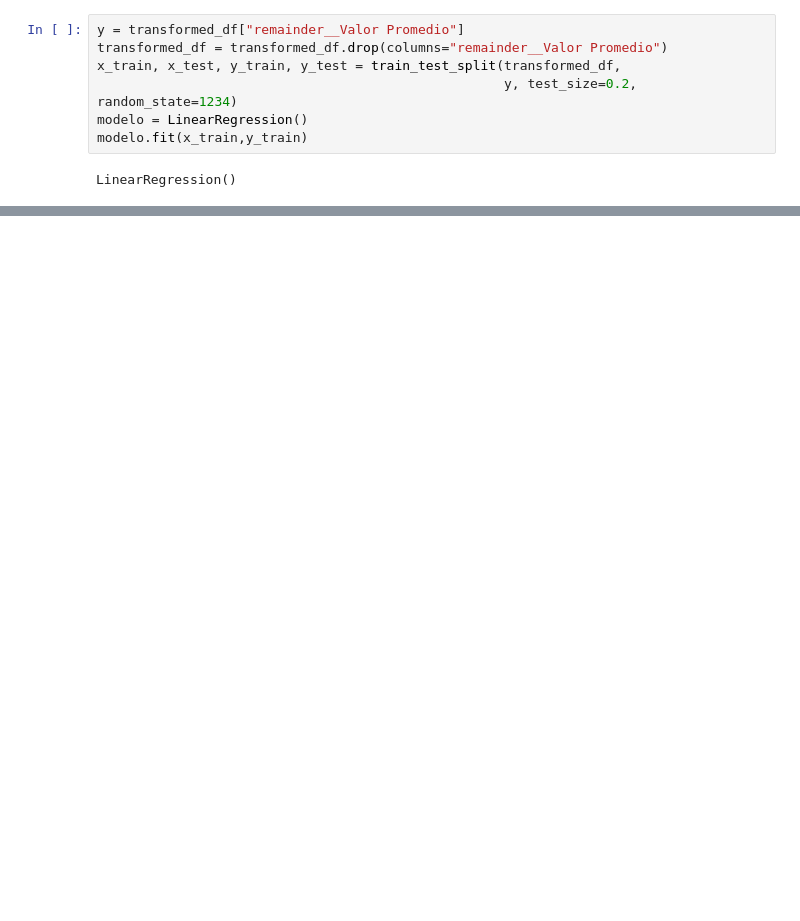
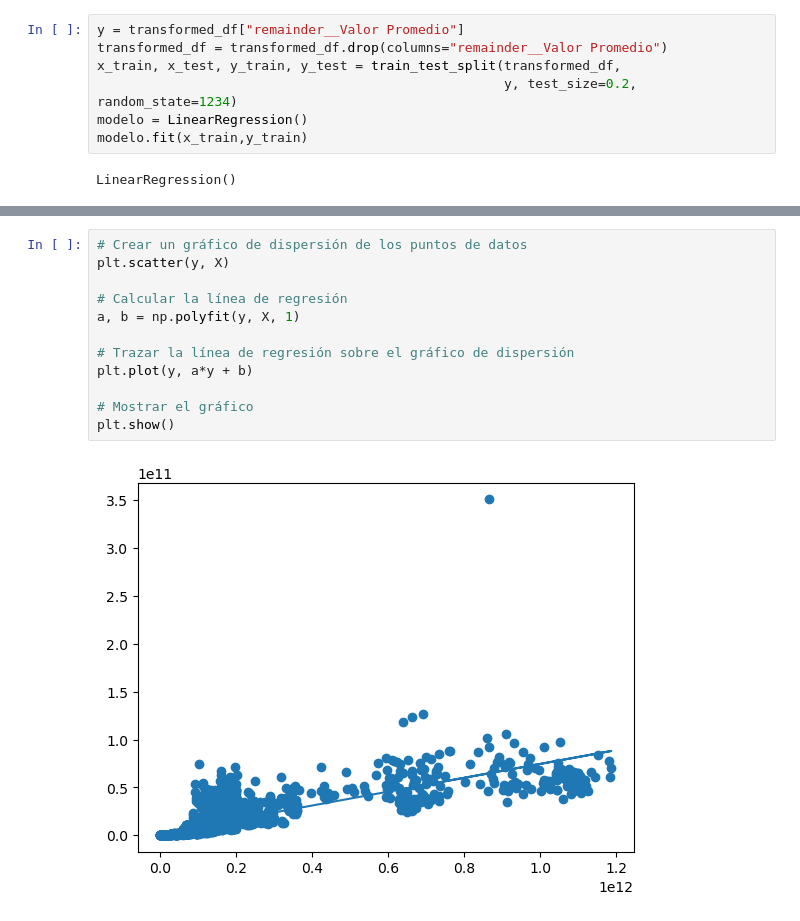
Before and after one commit to MateoCordova/Modelo-Estad-stico-Valor-de-BTC, a Jupyter notebook: modelo.ipynb, the cells around one changed output, grey strips where cells are left out. Saved outputs shown, nothing was run; the diff lists cells and outputs as text; blank space fills up the shorter version.

```diff
--- a/modelo.ipynb
+++ b/modelo.ipynb
@@ -103,0 +182,14 @@ array([-17590.40414455,  -8654.80485298,  -2481.43561756,  22531.06704872,
+# %%
+# Crear un gráfico de dispersión de los puntos de datos
+plt.scatter(y, X)
+
+# Calcular la línea de regresión
+a, b = np.polyfit(y, X, 1)
+
+# Trazar la línea de regresión sobre el gráfico de dispersión
+plt.plot(y, a*y + b)
+
+# Mostrar el gráfico
+plt.show()
+# %% [output]
+[figure, added]
```
Also changed, not shown: parts of 5 cells of this notebook, 2 other files.
